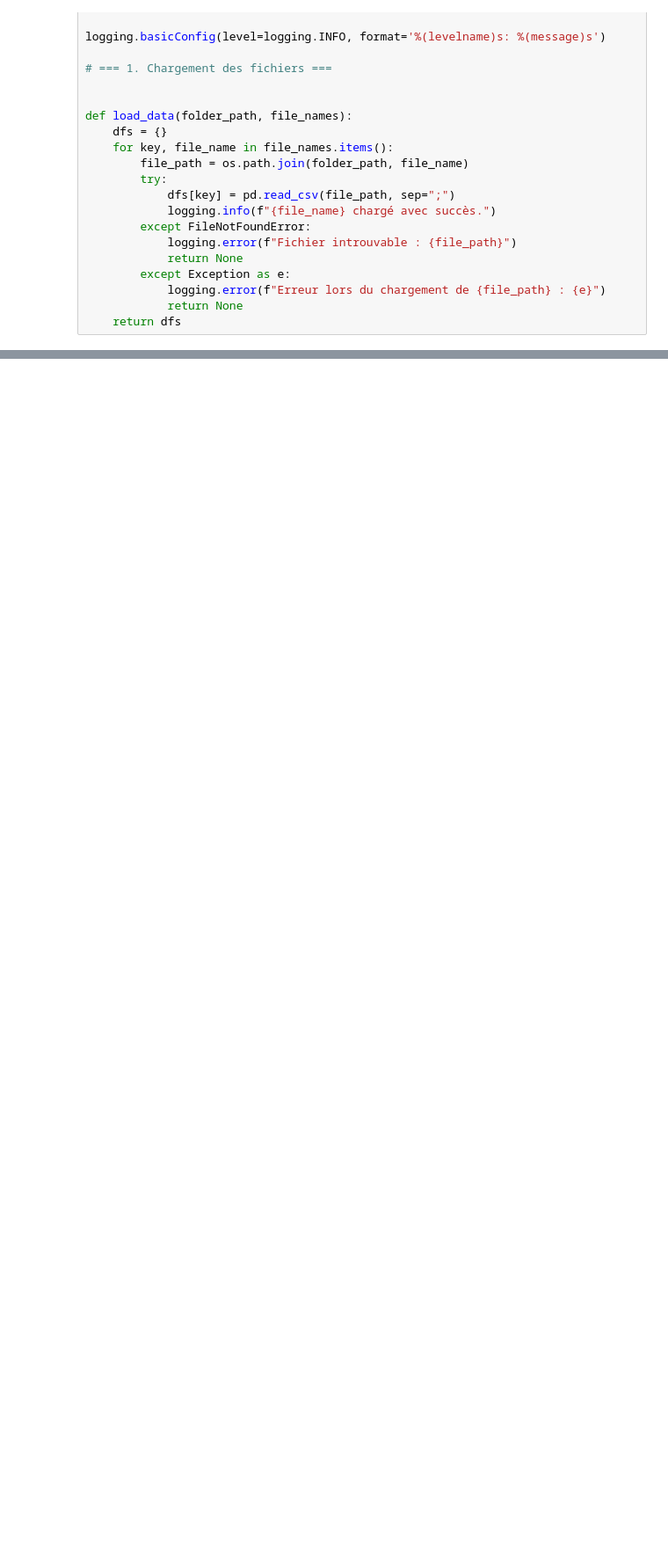
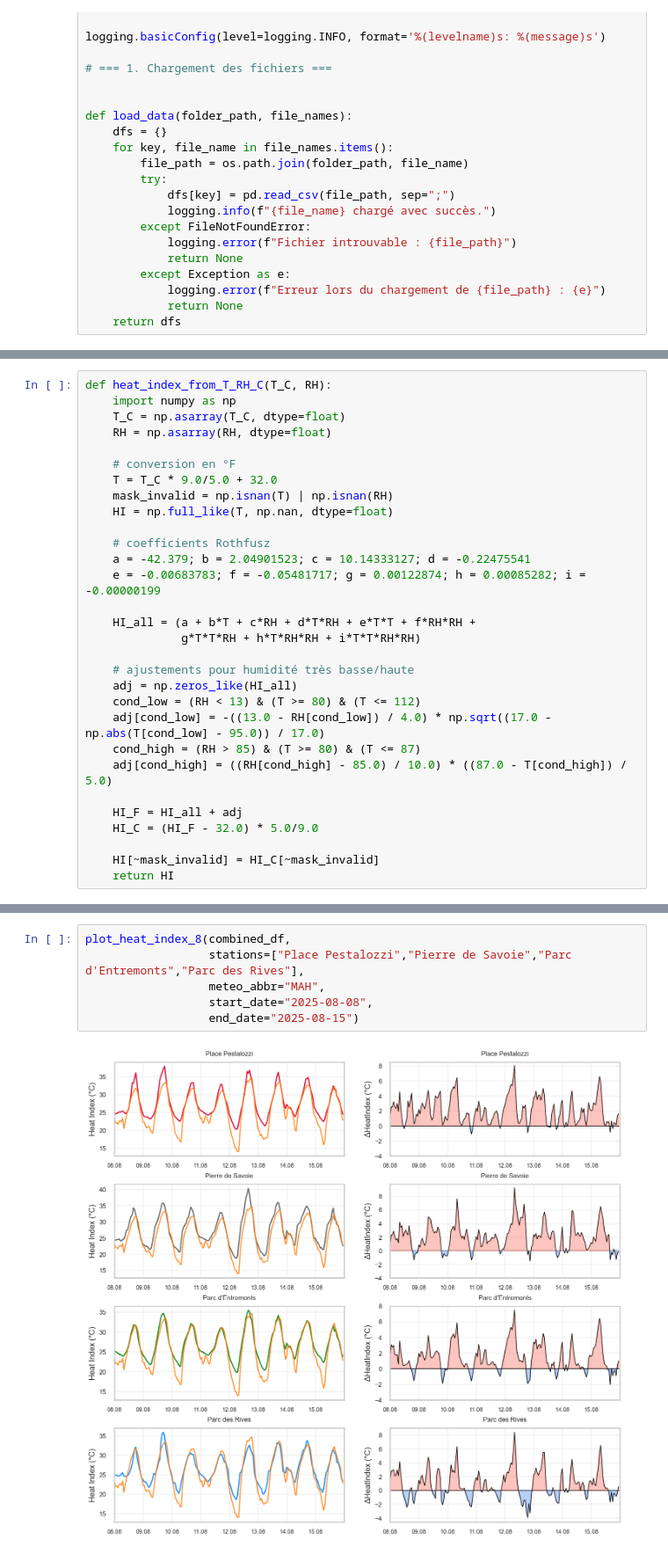
Before and after one commit to destaerc/Yverdon_les_tropiques, a Jupyter notebook: Traitement_Données_Decentlab_Meteosuisse.ipynb, the cells around one changed output, grey strips where cells are left out. Shown at 88% size. Saved outputs shown, nothing was run; the diff lists cells and outputs as text; blank space fills up the shorter version.

```diff
--- a/Traitement_Données_Decentlab_Meteosuisse.ipynb
+++ b/Traitement_Données_Decentlab_Meteosuisse.ipynb
@@ -523,0 +1351,30 @@ plt.show()
+# %%
+def heat_index_from_T_RH_C(T_C, RH):
+    import numpy as np
+    T_C = np.asarray(T_C, dtype=float)
+    RH = np.asarray(RH, dtype=float)
+
+    # conversion en °F
+    T = T_C * 9.0/5.0 + 32.0
+    mask_invalid = np.isnan(T) | np.isnan(RH)
+    HI = np.full_like(T, np.nan, dtype=float)
+
+    # coefficients Rothfusz
+    a = -42.379; b = 2.04901523; c = 10.14333127; d = -0.22475541
+    e = -0.00683783; f = -0.05481717; g = 0.00122874; h = 0.00085282; i = -0.00000199
+
+    HI_all = (a + b*T + c*RH + d*T*RH + e*T*T + f*RH*RH +
+              g*T*T*RH + h*T*RH*RH + i*T*T*RH*RH)
+
+    # ajustements pour humidité très basse/haute
+    adj = np.zeros_like(HI_all)
+    cond_low = (RH < 13) & (T >= 80) & (T <= 112)
+    adj[cond_low] = -((13.0 - RH[cond_low]) / 4.0) * np.sqrt((17.0 - np.abs(T[cond_low] - 95.0)) / 17.0)
+    cond_high = (RH > 85) & (T >= 80) & (T <= 87)
+    adj[cond_high] = ((RH[cond_high] - 85.0) / 10.0) * ((87.0 - T[cond_high]) / 5.0)
+
+    HI_F = HI_all + adj
+    HI_C = (HI_F - 32.0) * 5.0/9.0
+
+    HI[~mask_invalid] = HI_C[~mask_invalid]
+    return HI
@@ -523,0 +1551,8 @@ plt.show()
+# %%
+plot_heat_index_8(combined_df,
+                  stations=["Place Pestalozzi","Pierre de Savoie","Parc d'Entremonts","Parc des Rives"],
+                  meteo_abbr="MAH",
+                  start_date="2025-08-08",
+                  end_date="2025-08-15")
+# %% [output]
+[figure, added]
```
Also changed, not shown: parts of 19 cells of this notebook, 2 other files.
